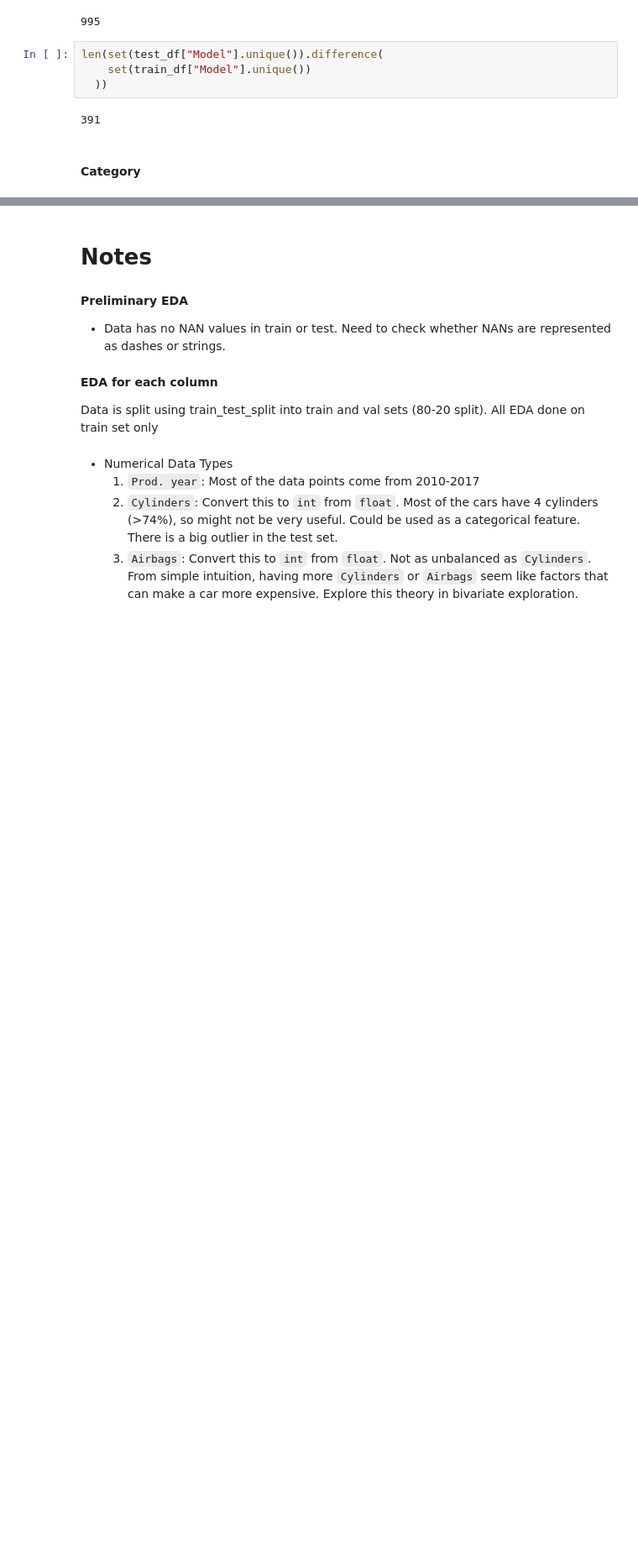
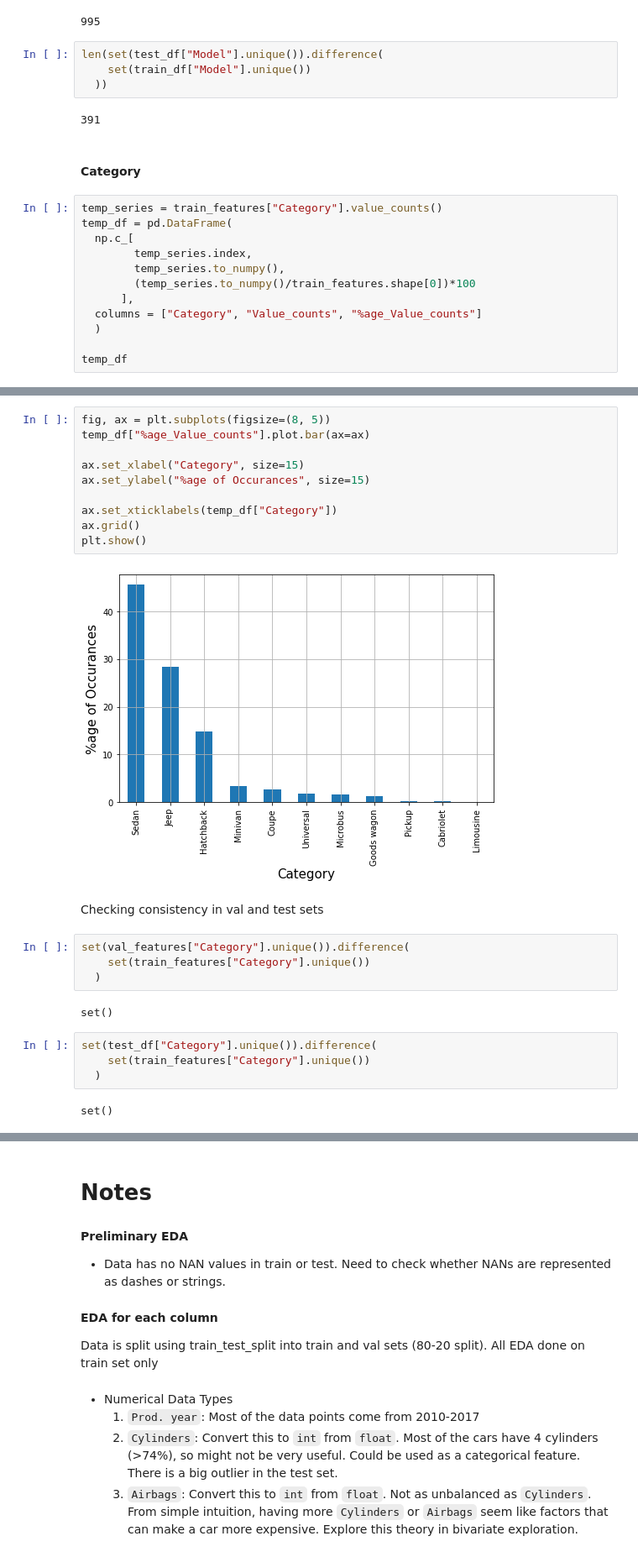
Before and after one commit to yashveersinghsohi/Competitions, a Jupyter notebook: CarPrice/EDA/CarPrice_00_Preliminary_EDA.ipynb, the cells around one changed output, grey strips where cells are left out. Shown: that part at 84% size. Drawn from its saved outputs; the diff is of its cells as text; blank space fills up the shorter version.

```diff
--- a/CarPrice/EDA/CarPrice_00_Preliminary_EDA.ipynb
+++ b/CarPrice/EDA/CarPrice_00_Preliminary_EDA.ipynb
@@ -580,3 +580,15 @@ len(set(test_df["Model"].unique()).difference(
 391
 # %% [markdown]
 #### Category
+# %%
+temp_series = train_features["Category"].value_counts()
+temp_df = pd.DataFrame(
+  np.c_[
+        temp_series.index,
+        temp_series.to_numpy(),
+        (temp_series.to_numpy()/train_features.shape[0])*100
+      ],
+  columns = ["Category", "Value_counts", "%age_Value_counts"]
+  )
+
+temp_df
@@ -582,0 +608,26 @@ len(set(test_df["Model"].unique()).difference(
+# %%
+fig, ax = plt.subplots(figsize=(8, 5))
+temp_df["%age_Value_counts"].plot.bar(ax=ax)
+
+ax.set_xlabel("Category", size=15)
+ax.set_ylabel("%age of Occurances", size=15)
+
+ax.set_xticklabels(temp_df["Category"])
+ax.grid()
+plt.show()
+# %% [output]
+[figure, added]
+# %% [markdown]
+Checking consistency in val and test sets
+# %%
+set(val_features["Category"].unique()).difference(
+    set(train_features["Category"].unique())
+  )
+# %% [output]
+set()
+# %%
+set(test_df["Category"].unique()).difference(
+    set(train_features["Category"].unique())
+  )
+# %% [output]
+set()
```
Also changed, not shown: parts of 55 cells of this notebook.
